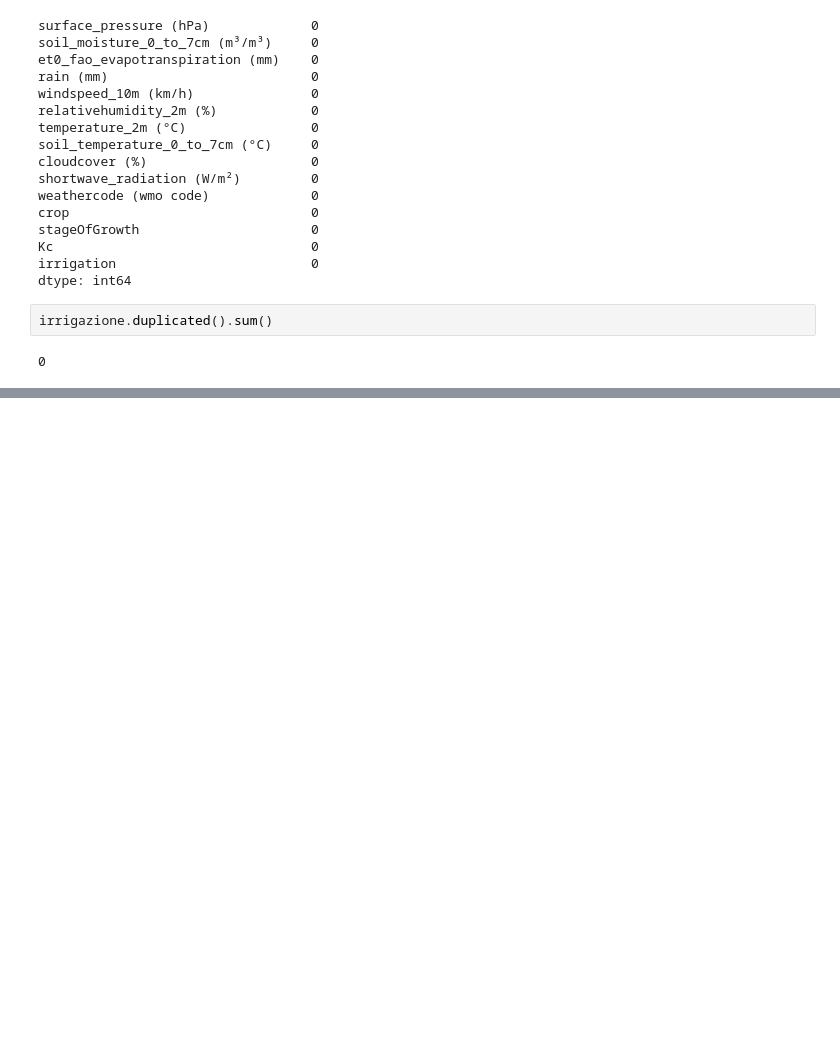
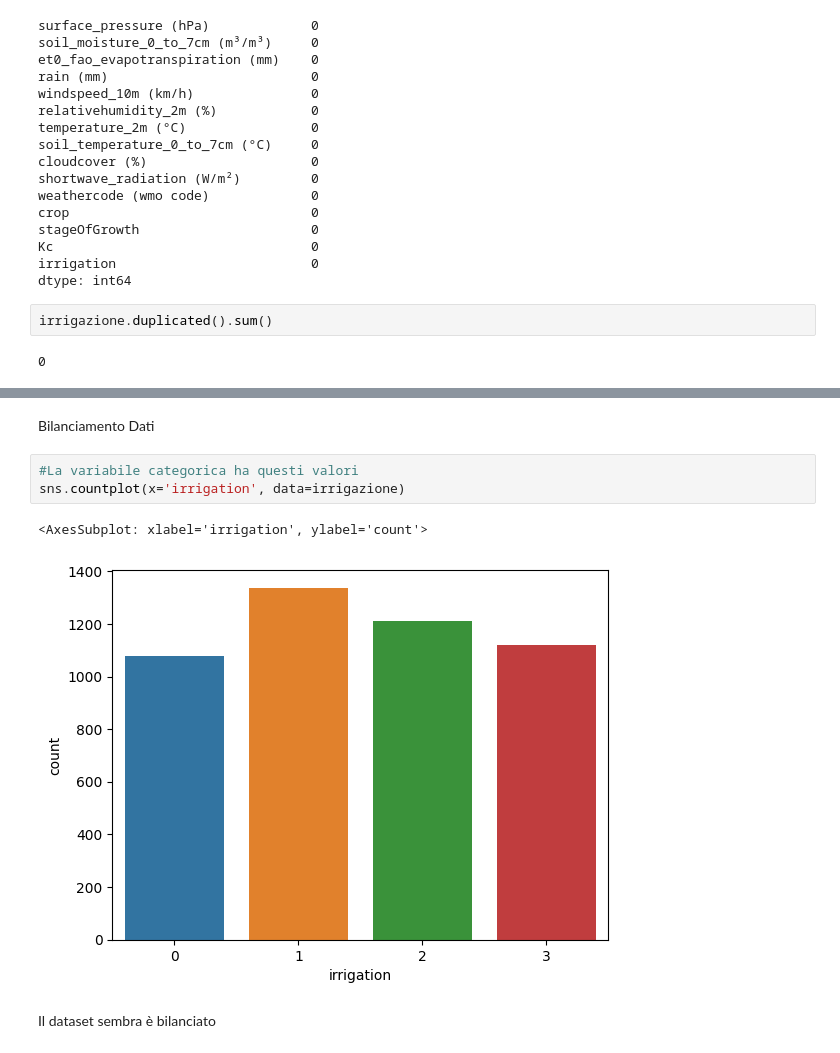
Before and after one commit to benedettoscala/EnIA-FIA, a Jupyter notebook: Pipeline/EnIANotebook.ipynb, the cells around one changed output, grey strips where cells are left out. Cells and saved outputs as stored; diff of their text form; blank space fills up the shorter version.

Commit message:
ADD: Data cleaning

```diff
--- a/Pipeline/EnIANotebook.ipynb
+++ b/Pipeline/EnIANotebook.ipynb
@@ -104,0 +178,10 @@ irrigazione.duplicated().sum()
+# %% [markdown]
+Bilanciamento Dati
+# %%
+#La variabile categorica ha questi valori
+sns.countplot(x='irrigation', data=irrigazione)
+# %% [output]
+<AxesSubplot: xlabel='irrigation', ylabel='count'>
+[figure, added]
+# %% [markdown]
+Il dataset sembra è bilanciato
```
Also changed, not shown: parts of 12 cells of this notebook.
